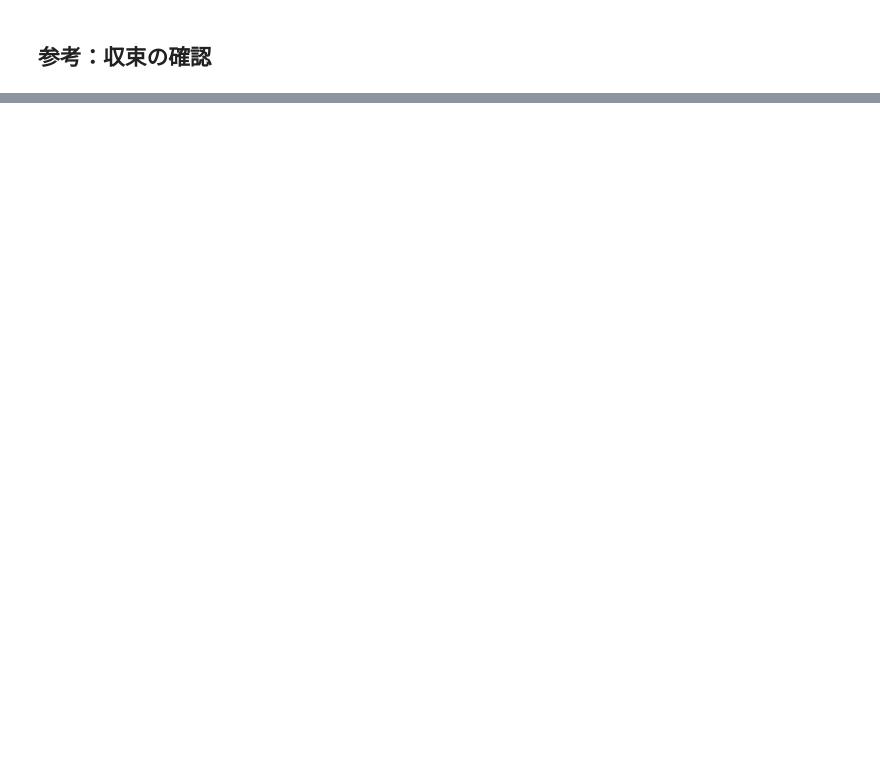
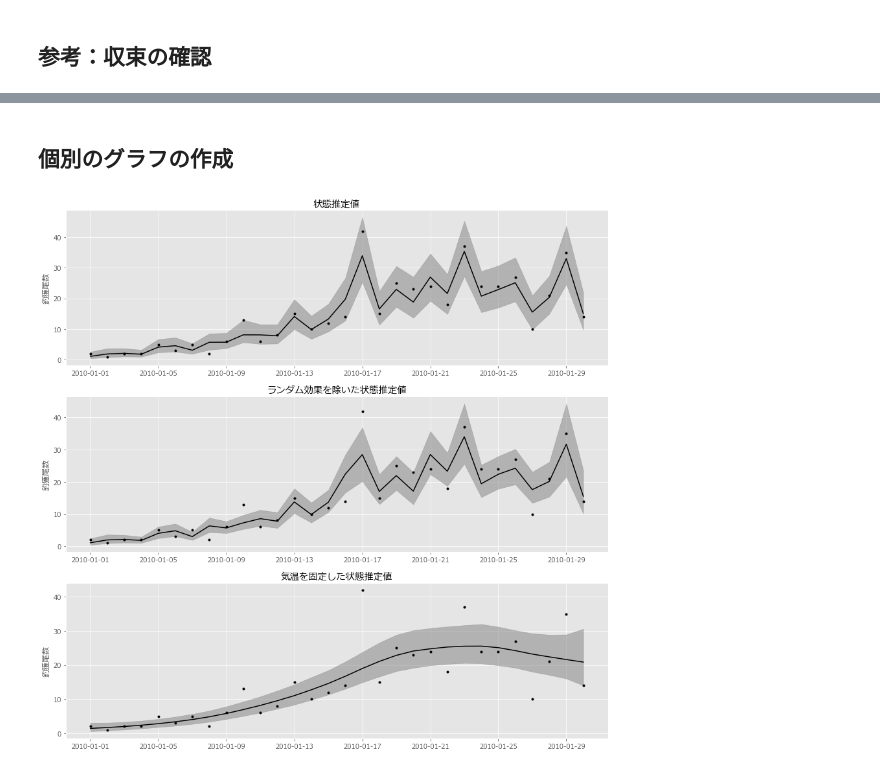
Before and after one commit to Data-Anal-Ojisan/DataAnalOji.hatena.sample, a Jupyter notebook: python_samples/stan/5-9-動的一般化線形モデル：ポアソン分布を仮定した例.ipynb, the cells around one changed output, grey strips where cells are left out. Drawn from its saved outputs; the diff is of its cells as text; code cells hidden in the pictures; blank space fills up the shorter version.

```diff
--- a/python_samples/stan/5-9-動的一般化線形モデル：ポアソン分布を仮定した例.ipynb
+++ b/python_samples/stan/5-9-動的一般化線形モデル：ポアソン分布を仮定した例.ipynb
@@ -164,0 +219,33 @@ print('hmc_diagnostics:\n',
+# %%
+mcmc_sample = dglm_poisson.extract()
+# %% [markdown]
+## 個別のグラフの作成
+# %%
+fig, ax = plt.subplots(3, 1, figsize=(15, 15))
+
+p_all = plotSSM(mcmc_sample=mcmc_sample,
+                time_vec=fish_ts['date'],
+                obs_vec=fish_ts['fish_num'],
+                state_name='lambda_exp',
+                graph_title='状態推定値',
+                y_label='釣獲尾数',
+                axes=ax[0])
+
+p_smooth = plotSSM(mcmc_sample=mcmc_sample,
+                time_vec=fish_ts['date'],
+                obs_vec=fish_ts['fish_num'],
+                state_name='lambda_smooth',
+                graph_title='ランダム効果を除いた状態推定値',
+                y_label='釣獲尾数',
+                axes=ax[1])
+
+p_fix = plotSSM(mcmc_sample=mcmc_sample,
+                time_vec=fish_ts['date'],
+                obs_vec=fish_ts['fish_num'],
+                state_name='lambda_smooth_fix',
+                graph_title='気温を固定した状態推定値',
+                y_label='釣獲尾数',
+                axes=ax[2])
+plt.show()
+# %% [output]
+[figure, added]
```
Also changed, not shown: parts of 8 cells of this notebook.
